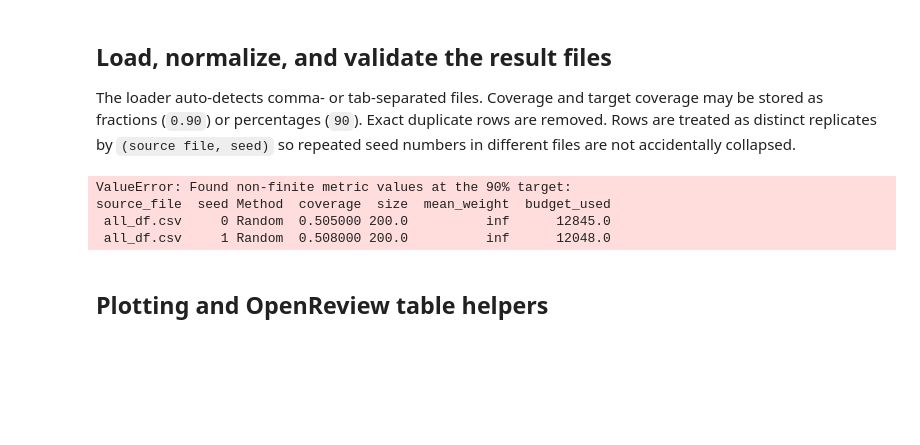
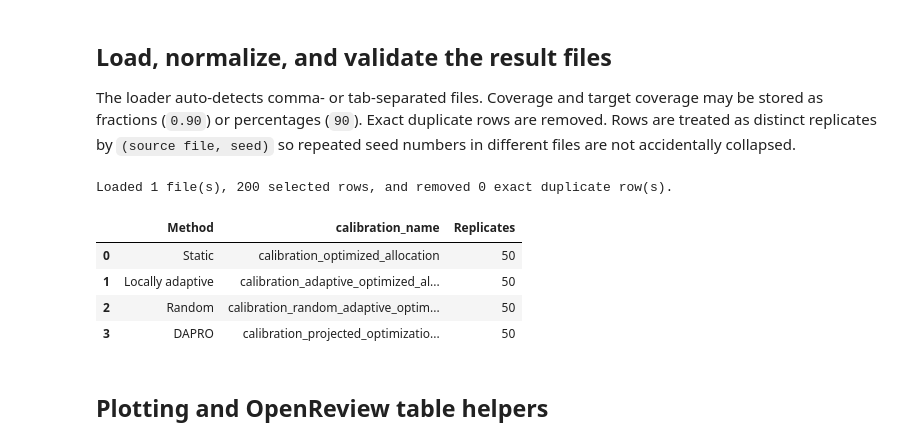
Before and after one commit to Shai128/dapro_rebuttal, a Jupyter notebook: notebooks/visualize_lpb_90pct_method_metrics_with_budget.ipynb, the cells around one changed output. Drawn from its saved outputs; the diff is of its cells as text; code cells hidden in the pictures; blank space fills up the shorter version.

```diff
--- a/notebooks/visualize_lpb_90pct_method_metrics_with_budget.ipynb
+++ b/notebooks/visualize_lpb_90pct_method_metrics_with_budget.ipynb
@@ -235,9 +235,9 @@ analysis_df["replicate_id"] = (
 
 metric_columns = ["coverage", "size", "mean_weight", "budget_used"]
 nonfinite_mask = ~np.isfinite(analysis_df[metric_columns].to_numpy(dtype=float)).all(axis=1)
-if nonfinite_mask.any():
-    bad = analysis_df.loc[nonfinite_mask, ["source_file", "seed", "Method", *metric_columns]]
-    raise ValueError(f"Found non-finite metric values at the 90% target:\n{bad.to_string(index=False)}")
+# if nonfinite_mask.any():
+#     bad = analysis_df.loc[nonfinite_mask, ["source_file", "seed", "Method", *metric_columns]]
+#     raise ValueError(f"Found non-finite metric values at the 90% target:\n{bad.to_string(index=False)}")
 
 # Exactly one selected row per source/seed/method is required.
 key_columns = ["source_path", "seed", "Method"]
@@ -259,37 +259,39 @@ if method_counts.isna().any() or (method_counts == 0).any():
 if (method_counts < 2).any():
     warnings.warn(
         "At least one method has fewer than two replicates; sample variance will be undefined."
     )
 
 analysis_df["coverage_pct"] = 100.0 * analysis_df["coverage"]
 analysis_df["budget_per_sample"] = analysis_df["budget_used"] / CALIBRATION_SET_SIZE
 analysis_df["coverage_deviation_pp"] = analysis_df["coverage_pct"] - 100.0 * TARGET_COVERAGE
 analysis_df["coverage_sq_deviation_pp2"] = analysis_df.groupby("Method")["coverage_pct"].transform(
     lambda values: (values - values.mean()) ** 2
 )
 analysis_df["lpb_sq_deviation"] = analysis_df.groupby("Method")["size"].transform(
     lambda values: (values - values.mean()) ** 2
 )
 analysis_df["Method"] = pd.Categorical(
     analysis_df["Method"], categories=METHOD_ORDER, ordered=True
 )
 analysis_df = analysis_df.sort_values(["Method", "source_file", "seed"]).reset_index(drop=True)
 
 resolution_table = pd.DataFrame(
     {
         "Method": METHOD_ORDER,
         "calibration_name": [", ".join(resolved_raw_names[m]) for m in METHOD_ORDER],
         "Replicates": method_counts.reindex(METHOD_ORDER).astype(int).to_numpy(),
     }
 )
 print(f"Loaded {len(input_paths)} file(s), {len(analysis_df)} selected rows, "
       f"and removed {exact_duplicates_removed} exact duplicate row(s).")
 display(resolution_table)
 # %% [output]
-ValueError: Found non-finite metric values at the 90% target:
-source_file  seed Method  coverage  size  mean_weight  budget_used
- all_df.csv     0 Random  0.505000 200.0          inf      12845.0
- all_df.csv     1 Random  0.508000 200.0          inf      12048.0
+Loaded 1 file(s), 200 selected rows, and removed 0 exact duplicate row(s).
+|  | Method | calibration_name | Replicates |
+| 0 | Static | calibration_optimized_allocation | 50 |
+| 1 | Locally adaptive | calibration_adaptive_optimized_al... | 50 |
+| 2 | Random | calibration_random_adaptive_optim... | 50 |
+| 3 | DAPRO | calibration_projected_optimizatio... | 50 |
 # %% [markdown]
 ## Plotting and OpenReview table helpers
 # %%
```
Also changed, not shown: parts of 5 cells of this notebook, 3 other files.
